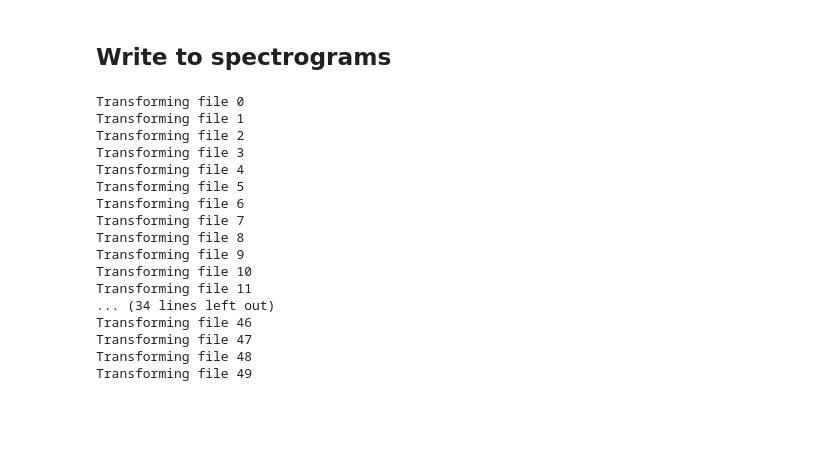
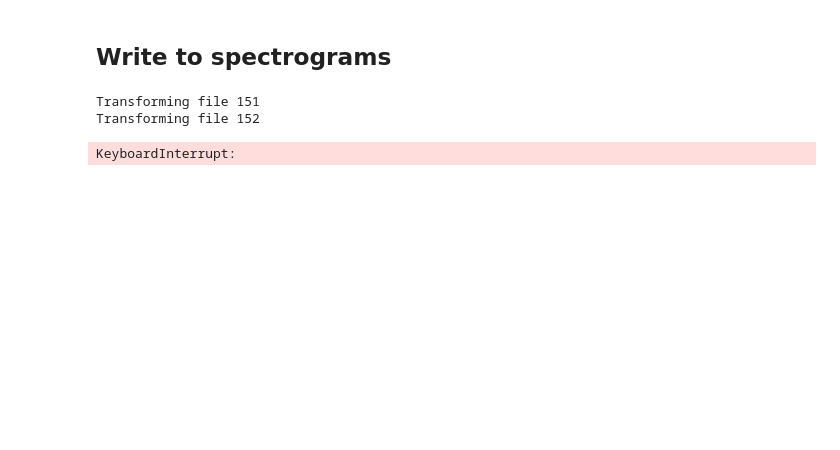
Before and after one commit to romulomanzano/soundflux, a Jupyter notebook: Feature Extraction Notebooks/[Data Augmentation] Feature Extraction - Soundflux Samples -.wav to 2D MelSpectrogram to Png Files.ipynb, the cells around one changed output. Saved outputs shown, nothing was run; the diff lists cells and outputs as text; code cells hidden in the pictures; blank space fills up the shorter version.

Commit message:
Preparing for training model in augmented dataset, plus adding instructions on how to get the datasets

```diff
--- a/Feature Extraction Notebooks/[Data Augmentation] Feature Extraction - Soundflux Samples -.wav to 2D MelSpectrogram to Png Files.ipynb
+++ b/Feature Extraction Notebooks/[Data Augmentation] Feature Extraction - Soundflux Samples -.wav to 2D MelSpectrogram to Png Files.ipynb
@@ -69,7 +88,7 @@ def get_random_section_of_x_length(overlay_data, size):
 # %% [markdown]
 Target folder where pull the original soundflux audio files from
 # %%
-samples_folder = "/home/romulo/github/soundflux/samples"
+samples_folder = "/home/nvidia/github/soundflux/samples"
 # %% [markdown]
 # Read all of the json files
 # %%
@@ -95,7 +114,7 @@ len(data)
 # %%
 dataset = pd.DataFrame(data)
 # %%
-target_folder = "/home/romulo/Documents/soundflux_augmented"
+target_folder = "/home/nvidia/Downloads/soundflux_augmented"
 # %% [markdown]
 ## Write to spectrograms
 # %%
@@ -117,7 +136,7 @@ def create_and_save_spectrogram(y,sr,target_file):
     plt.savefig(target_file)
     plt.close()
 # %%
-for index, row in dataset[::].iterrows():
+for index, row in dataset[151:199:199].iterrows():
     print("Transforming file {}".format(index))
     if not os.path.exists(target_folder + "/"+'spectrograms'):
         os.makedirs(target_folder + "/"+'spectrograms')
@@ -146,47 +165,34 @@ for index, row in dataset[::].iterrows():
     # Convert to log scale (dB). We'll use the peak power as reference.
     y, sr = soundfile.read(samples_folder + "/"+ str(row['audio_file']))
     target_file_name = file_folder + '/' + row['class'] + '/' + row['id'] + '.png'
     #save original spectrogram
     create_and_save_spectrogram(y,sr,target_file_name)
     #pick one channel from the recorded sample:
     for k,v in overlay_file_mapping.items():
         y_mono = np.squeeze(y[:,:1])
         overlay_data, overlay_sampling_rate = soundfile.read("./overlay_files/{}".format(v))
         if overlay_sampling_rate != sr:
             #assumes sr is greater
             rate = int(sr/overlay_sampling_rate)
             y_mono_base = sps.decimate(y_mono,3)
         else:
             y_mono_base = y_mono
         for idx in range(0,overlays_per_overlay_file):
             random_overlay = get_random_section_of_x_length(overlay_data, y_mono_base.shape[0])
             scale_factor = get_overlay_scaler(y_mono_base,random_overlay,power_scale_overlay)
             final_overlayed_data = np.add(y_mono_base,scale_factor*random_overlay)
             #write to temp and read again, otherwise data is messed up
             temp_overlay_wav_file = "temp_overlay.wav"
             wavfile.write(temp_overlay_wav_file, overlay_sampling_rate, final_overlayed_data.T)
             #read and generate spectrogram
             combined_sound, combined_sample_rate = soundfile.read(temp_overlay_wav_file)
             overlayed_target_file_name = file_folder + '/' + row['class'] + '/' + row['id'] + '_{}_{}_overlay.png'.format(k,idx)
             create_and_save_spectrogram(combined_sound,combined_sample_rate,overlayed_target_file_name)
             #save original overlay too!
             overlay_target_file_name = file_folder + '/' + "overlay_noise" + '/' + row['id'] + '{}_{}_overlay_only.png'.format(k,idx)
             create_and_save_spectrogram(random_overlay,overlay_sampling_rate,overlay_target_file_name)
 # %% [output]
-Transforming file 0
-Transforming file 1
-Transforming file 2
-Transforming file 3
-Transforming file 4
-Transforming file 5
-Transforming file 6
-Transforming file 7
-Transforming file 8
-Transforming file 9
-Transforming file 10
-Transforming file 11
-... (34 lines left out)
-Transforming file 46
-Transforming file 47
-Transforming file 48
-Transforming file 49
+Transforming file 151
+Transforming file 152
+KeyboardInterrupt:
+[figure, added]
```
Also changed, not shown: parts of 2 cells of this notebook, 5 other files.
